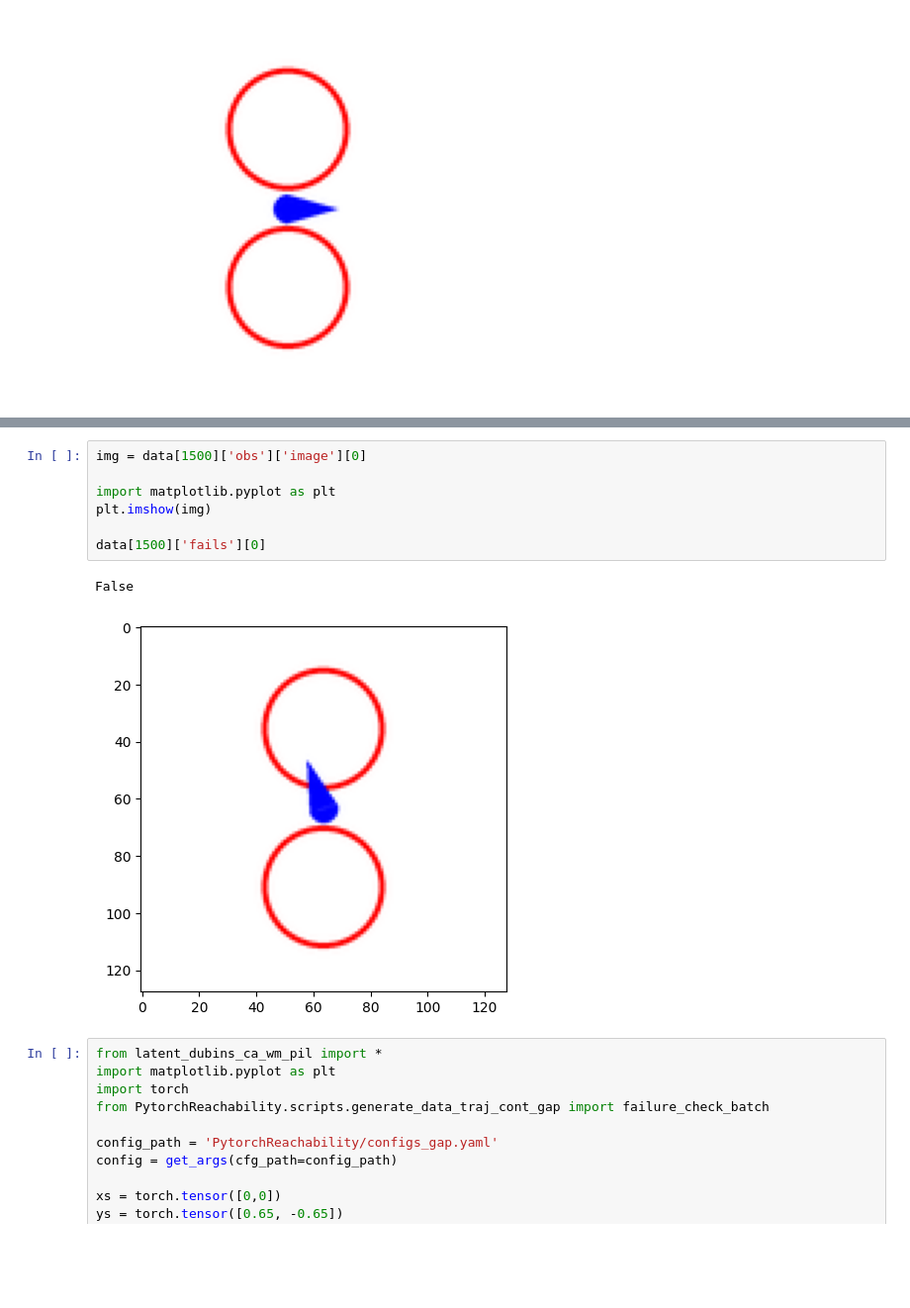
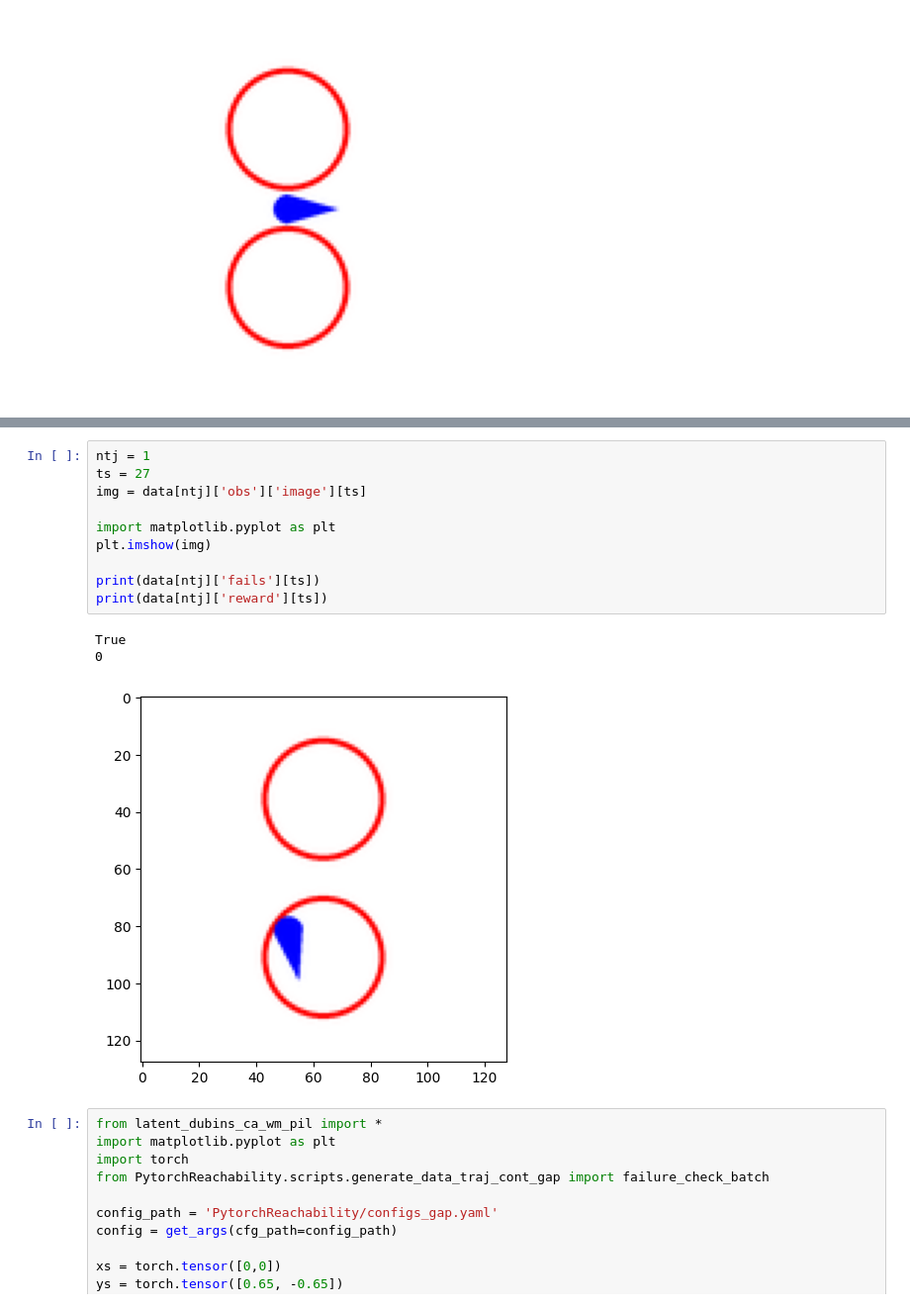
Before and after one commit to stevenwman/wm_cbf, a Jupyter notebook: test.ipynb, the cells around one changed output, grey strips where cells are left out. Shown at 99% size. Saved outputs shown, nothing was run; the diff lists cells and outputs as text; blank space fills up the shorter version.

```diff
--- a/test.ipynb
+++ b/test.ipynb
@@ -32,13 +34,17 @@ with open('wm_demos128_gap.pkl', 'rb') as f:
 # %%
-img = data[1500]['obs']['image'][0]
+ntj = 1
+ts = 27
+img = data[ntj]['obs']['image'][ts]
 
 import matplotlib.pyplot as plt
 plt.imshow(img)
 
-data[1500]['fails'][0]
+print(data[ntj]['fails'][ts])
+print(data[ntj]['reward'][ts])
 # %% [output]
-False
+True
+0
-[figure, old version]
+[figure, new version]
 # %%
 from latent_dubins_ca_wm_pil import *
 import matplotlib.pyplot as plt
```
Also changed, not shown: parts of 2 cells of this notebook, 8 other files.
